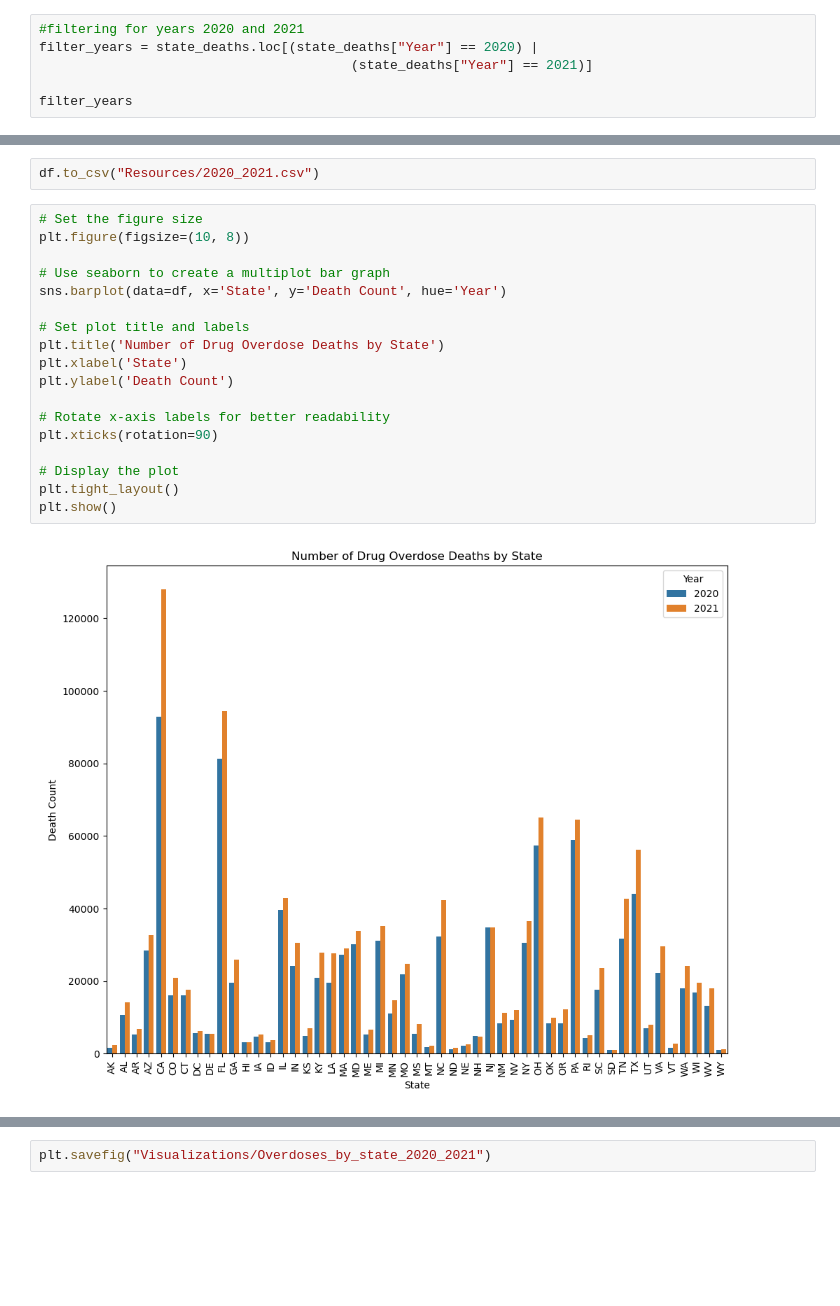
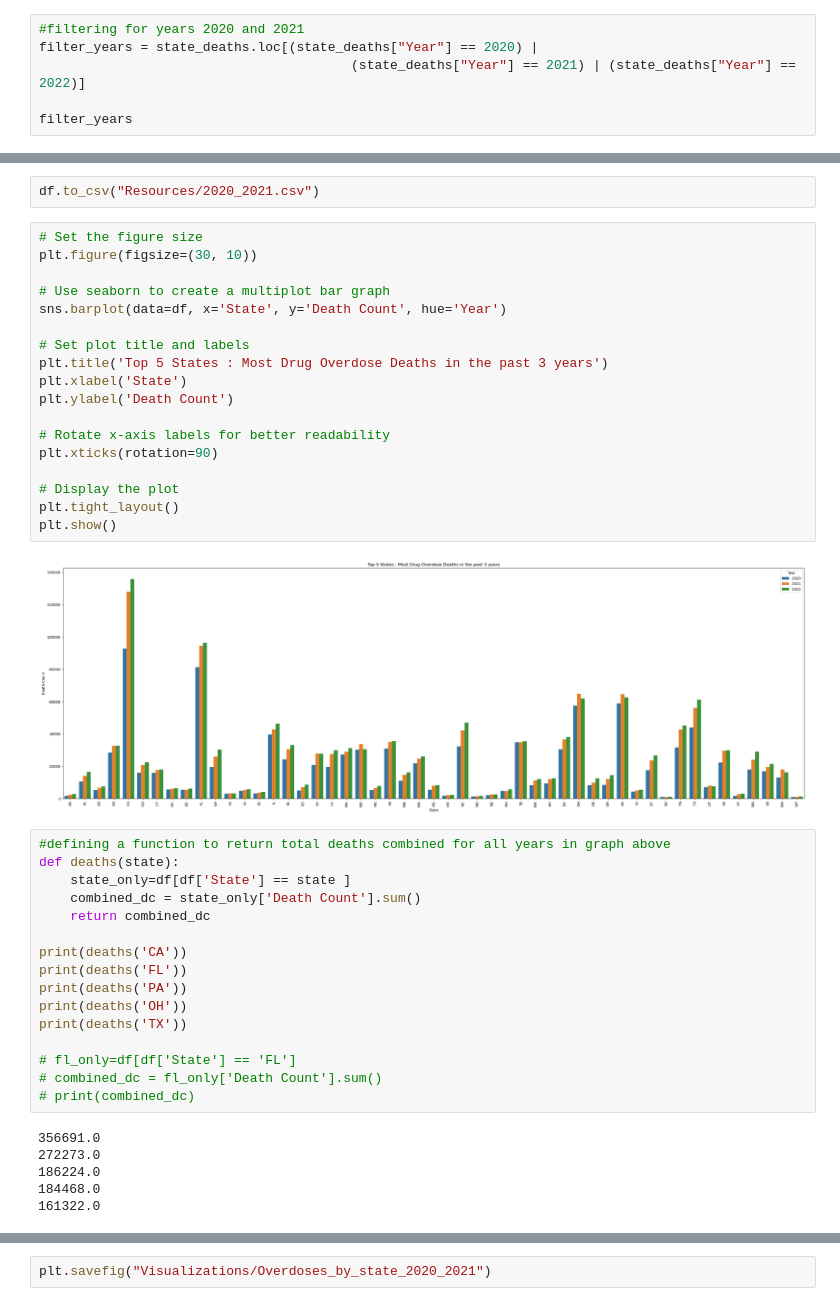
Before and after one commit to JasonCasperson/UTAUSTINPROJECT1, a Jupyter notebook: drug_overdose_data-1.ipynb, the cells around one changed output, grey strips where cells are left out. Saved outputs shown, nothing was run; the diff lists cells and outputs as text; blank space fills up the shorter version.

```diff
--- a/drug_overdose_data-1.ipynb
+++ b/drug_overdose_data-1.ipynb
@@ -374,7 +404,7 @@ state_deaths
 # %%
 #filtering for years 2020 and 2021
 filter_years = state_deaths.loc[(state_deaths["Year"] == 2020) |
-                                        (state_deaths["Year"] == 2021)]
+                                        (state_deaths["Year"] == 2021) | (state_deaths["Year"] == 2022)]
 
 filter_years
 # %% [output]
@@ -414,21 +446,43 @@ df
 df.to_csv("Resources/2020_2021.csv")
 # %%
 # Set the figure size
-plt.figure(figsize=(10, 8))
+plt.figure(figsize=(30, 10))
 
 # Use seaborn to create a multiplot bar graph
 sns.barplot(data=df, x='State', y='Death Count', hue='Year')
 
 # Set plot title and labels
-plt.title('Number of Drug Overdose Deaths by State')
+plt.title('Top 5 States : Most Drug Overdose Deaths in the past 3 years')
 plt.xlabel('State')
 plt.ylabel('Death Count')
 
 # Rotate x-axis labels for better readability
 plt.xticks(rotation=90)
 
 # Display the plot
 plt.tight_layout()
 plt.show()
 # %% [output]
-[figure, old version]
+[figure, new version]
+# %%
+#defining a function to return total deaths combined for all years in graph above
+def deaths(state):
+    state_only=df[df['State'] == state ]
+    combined_dc = state_only['Death Count'].sum()
+    return combined_dc
+
+print(deaths('CA'))
+print(deaths('FL'))
+print(deaths('PA'))
+print(deaths('OH'))
+print(deaths('TX'))
+
+# fl_only=df[df['State'] == 'FL']
+# combined_dc = fl_only['Death Count'].sum()
+# print(combined_dc)
+# %% [output]
+356691.0
+272273.0
+186224.0
+184468.0
+161322.0
```
Also changed, not shown: parts of 9 cells of this notebook, 2 other files.
